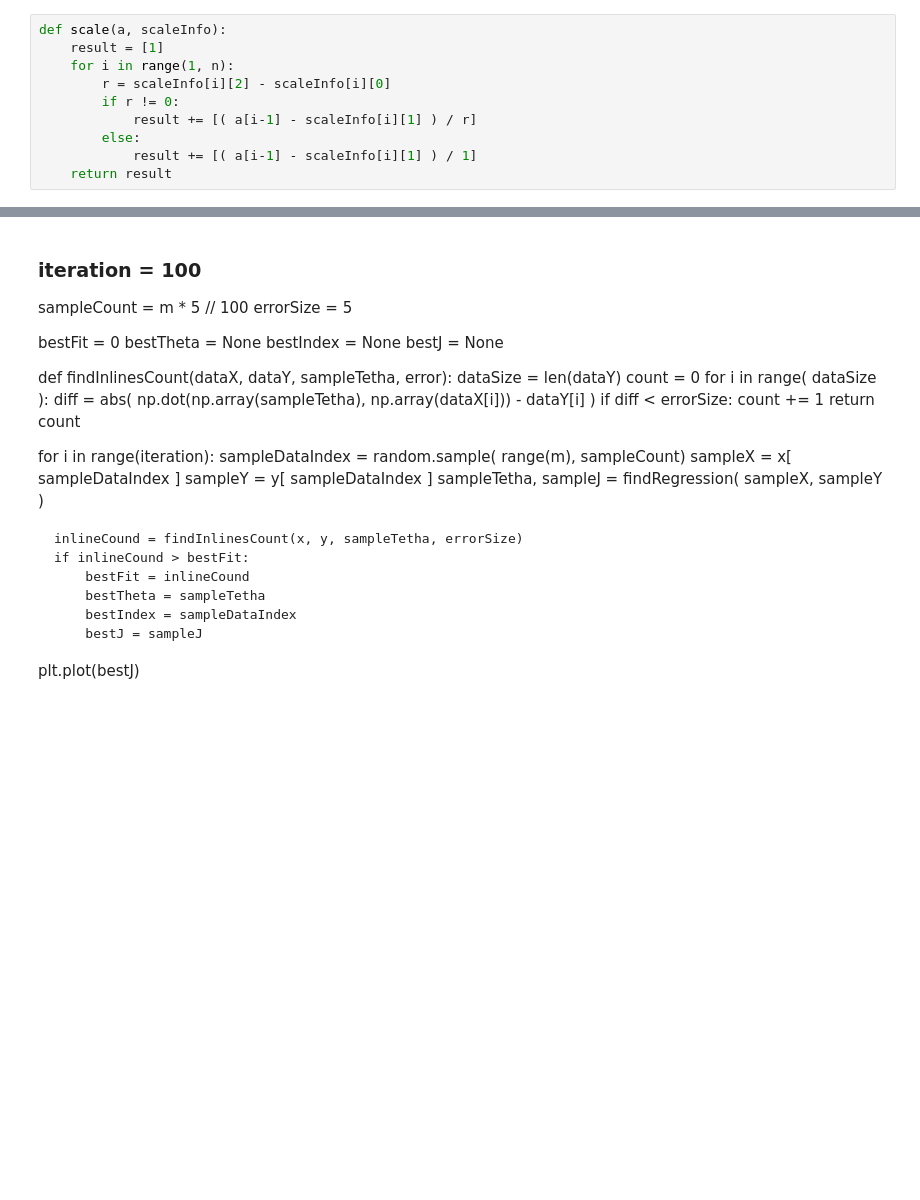
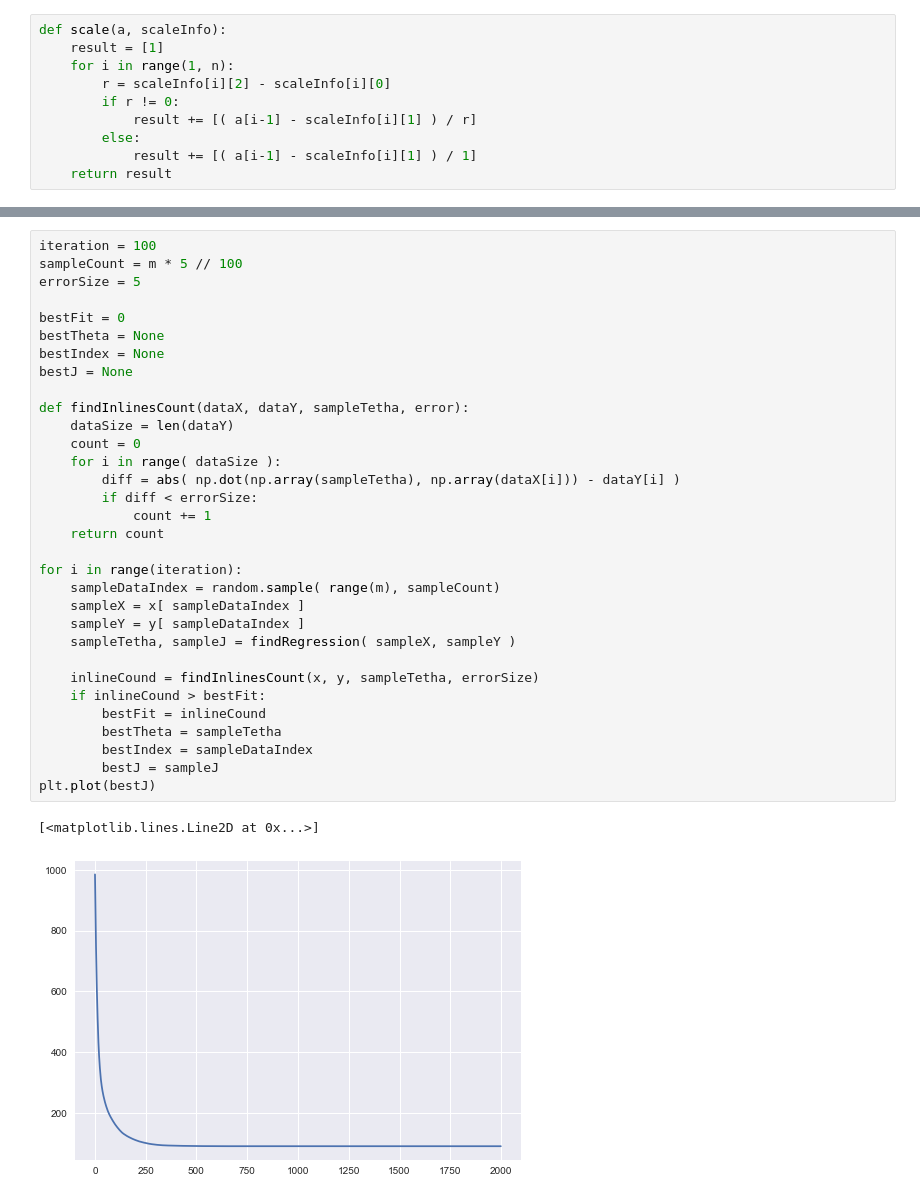
Before and after one commit to 5l1v3r1/Machine-Learning-7, a Jupyter notebook: sample regression/Robust Regression - RANSAC.ipynb, the cells around one changed output, grey strips where cells are left out. Cells and saved outputs as stored; diff of their text form; blank space fills up the shorter version.

```diff
--- a/sample regression/Robust Regression - RANSAC.ipynb
+++ b/sample regression/Robust Regression - RANSAC.ipynb
@@ -117,35 +117,38 @@ plt.plot([ a[0], b[0] ], [ a[1], b[1] ], 'k-', lw=1)
-# %% [markdown]
-### iteration = 100
-sampleCount = m * 5 // 100
-errorSize = 5
-
-bestFit = 0
-bestTheta = None
-bestIndex = None
-bestJ = None
-
-def findInlinesCount(dataX, dataY, sampleTetha, error):
-    dataSize = len(dataY)
-    count = 0
-    for i in range( dataSize ):
-        diff = abs( np.dot(np.array(sampleTetha), np.array(dataX[i])) - dataY[i] )
-        if diff < errorSize:
-            count += 1
-    return count
-
-for i in range(iteration):
-    sampleDataIndex = random.sample( range(m), sampleCount)
-    sampleX = x[ sampleDataIndex ]
-    sampleY = y[ sampleDataIndex ]
-    sampleTetha, sampleJ = findRegression( sampleX, sampleY )
-
-    inlineCound = findInlinesCount(x, y, sampleTetha, errorSize)
-    if inlineCound > bestFit:
-        bestFit = inlineCound
-        bestTheta = sampleTetha
-        bestIndex = sampleDataIndex
-        bestJ = sampleJ
-plt.plot(bestJ)
+# %%
+iteration = 100
+sampleCount = m * 5 // 100
+errorSize = 5
+
+bestFit = 0
+bestTheta = None
+bestIndex = None
+bestJ = None
+
+def findInlinesCount(dataX, dataY, sampleTetha, error):
+    dataSize = len(dataY)
+    count = 0
+    for i in range( dataSize ):
+        diff = abs( np.dot(np.array(sampleTetha), np.array(dataX[i])) - dataY[i] )
+        if diff < errorSize:
+            count += 1
+    return count
+
+for i in range(iteration):
+    sampleDataIndex = random.sample( range(m), sampleCount)
+    sampleX = x[ sampleDataIndex ]
+    sampleY = y[ sampleDataIndex ]
+    sampleTetha, sampleJ = findRegression( sampleX, sampleY )
+
+    inlineCound = findInlinesCount(x, y, sampleTetha, errorSize)
+    if inlineCound > bestFit:
+        bestFit = inlineCound
+        bestTheta = sampleTetha
+        bestIndex = sampleDataIndex
+        bestJ = sampleJ
+plt.plot(bestJ)
+# %% [output]
+[<matplotlib.lines.Line2D at 0x...>]
+[figure, added]
 # %%
 a = (0, np.array(scale([0], scaleInfo)).dot(bestTheta))
 b = (m-1, np.array(scale([m-1], scaleInfo)).dot(bestTheta))
```
Also changed, not shown: parts of 4 cells of this notebook, 2 other files.
